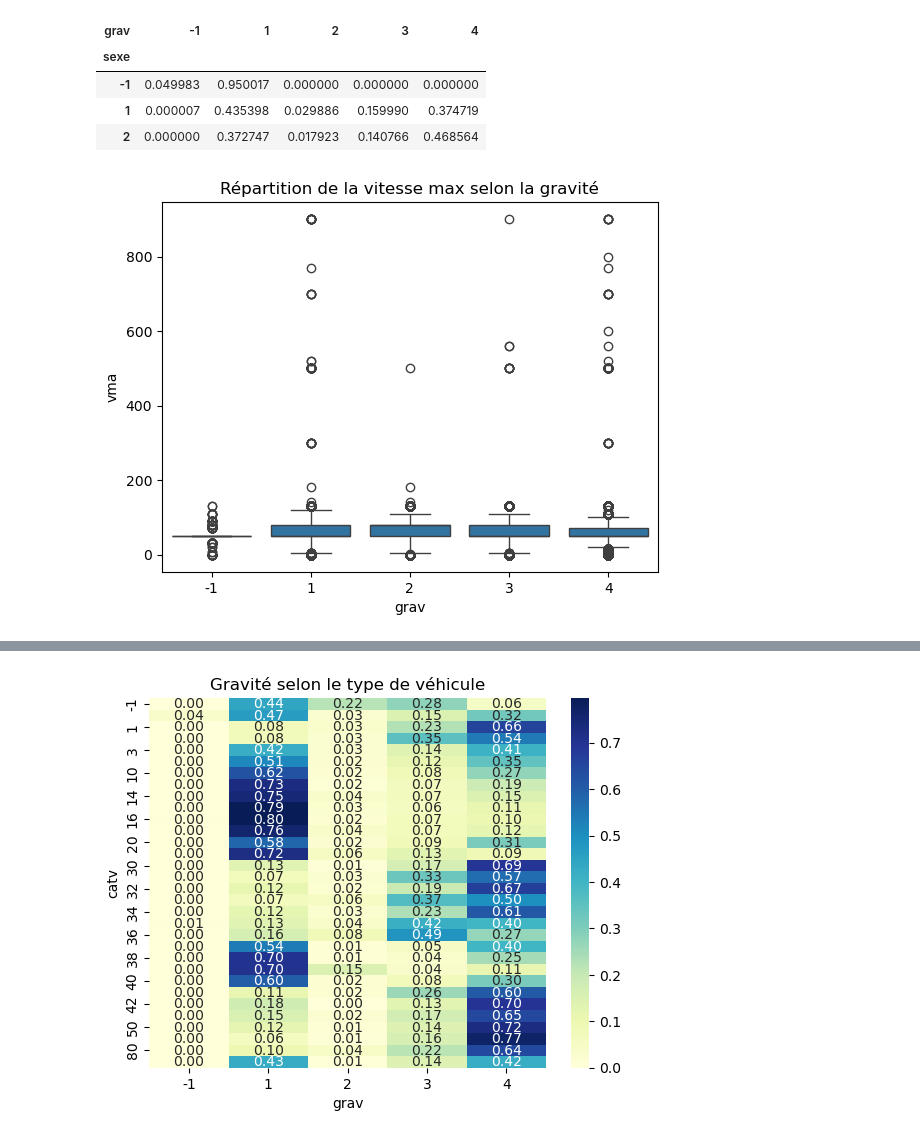
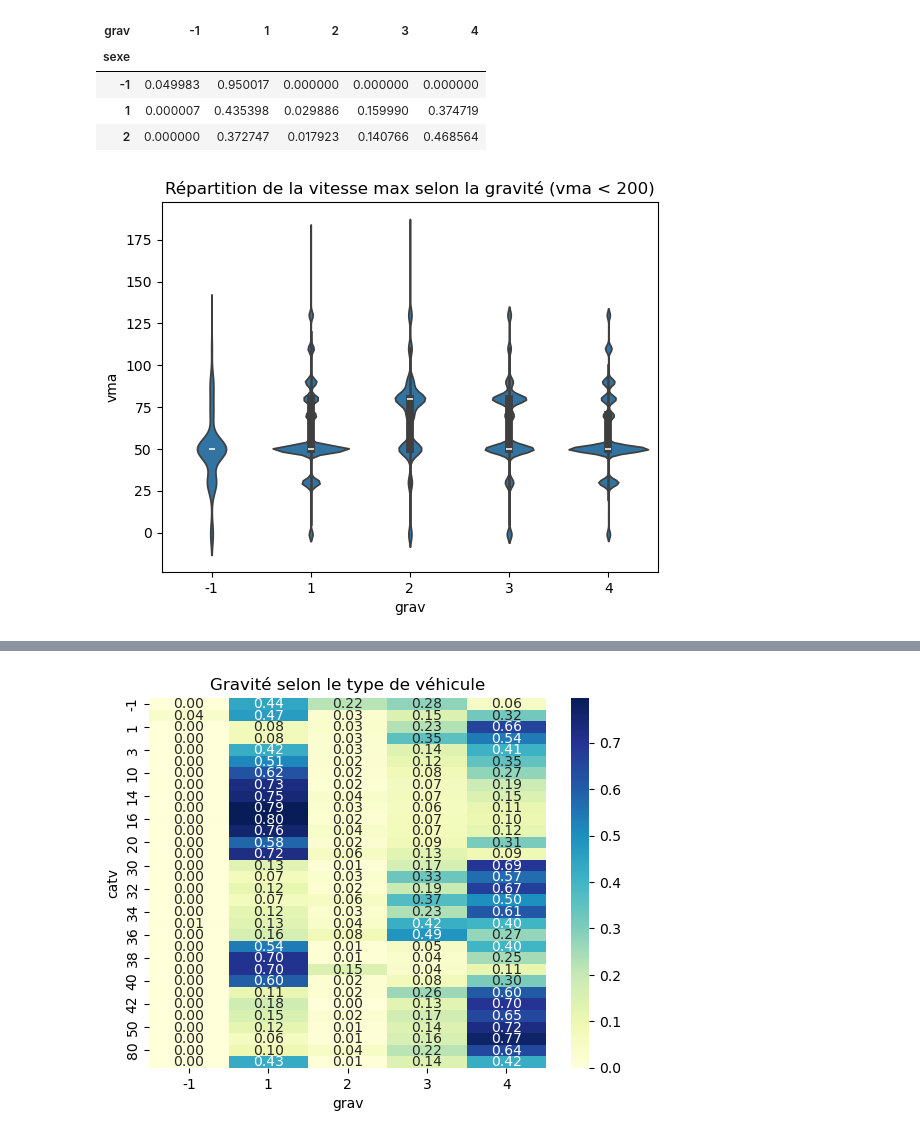
Before and after one commit to DataScientest-Studio/mai25_bds_accidents, a Jupyter notebook: notebooks/3.0 - Alizée - analyse exploratoire.ipynb, the cells around one changed output, grey strips where cells are left out. Saved outputs shown, nothing was run; the diff lists cells and outputs as text; code cells hidden in the pictures.

```diff
--- a/notebooks/3.0 - Alizée - analyse exploratoire.ipynb
+++ b/notebooks/3.0 - Alizée - analyse exploratoire.ipynb
@@ -149,9 +201,11 @@ pd.crosstab(df["sexe"], df["grav"], normalize="index")
 # %%
 # Analyse bivariée
 # Catégorielle vs numérique
 # ou : sns.violinplot(data=df, x="grav", y="vma")
-sns.boxplot(data=df, x="grav", y="vma")
-plt.title("Répartition de la vitesse max selon la gravité")
+df_filtered = df[df['vma'] < 200]
+
+sns.violinplot(data=df_filtered, x="grav", y="vma")
+plt.title("Répartition de la vitesse max selon la gravité (vma < 200)")
 plt.show()
 # %% [output]
-[figure, old version]
+[figure, new version]
```
Also changed, not shown: parts of 17 cells of this notebook.
